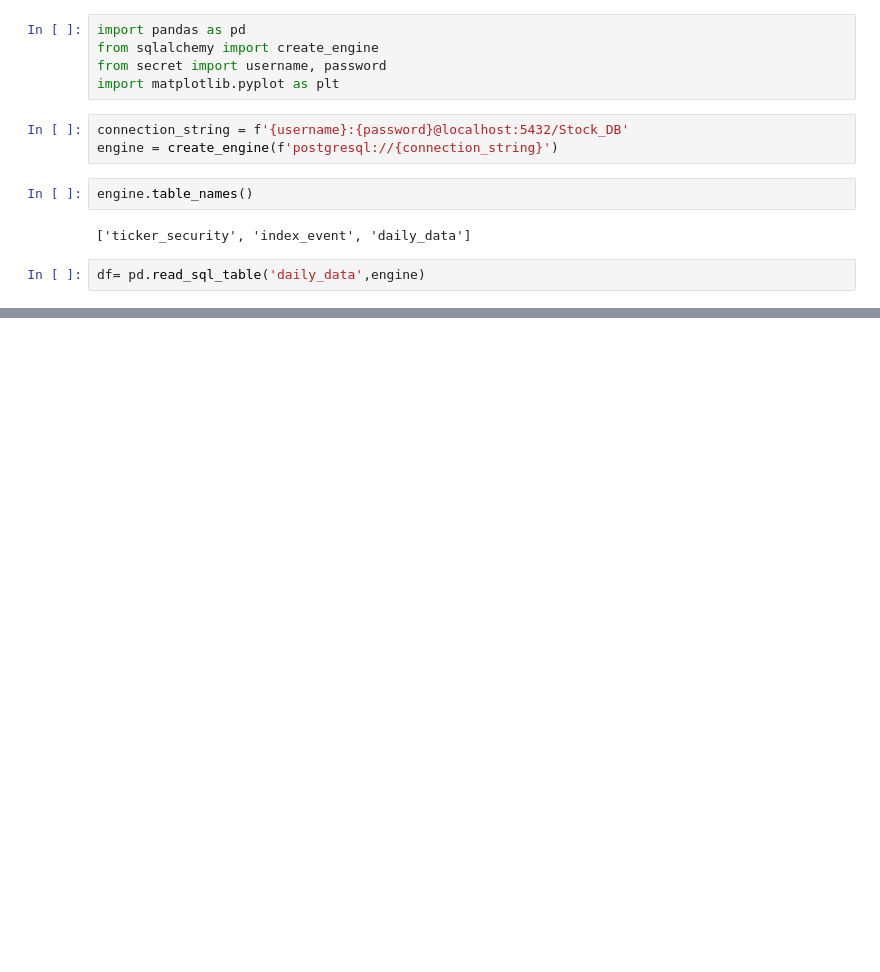
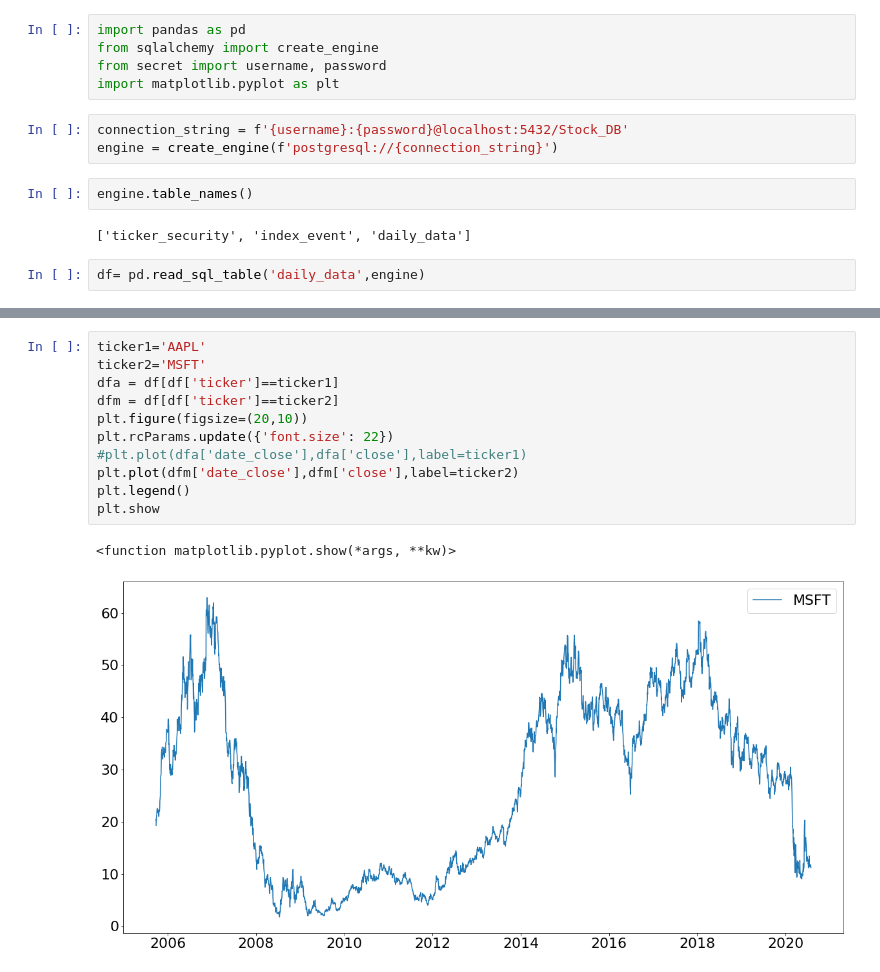
Before and after one commit to mguner-data/ETL-Project-SP500, a Jupyter notebook: Chart_Example.ipynb, the cells around one changed output, grey strips where cells are left out. Cells and saved outputs as stored; diff of their text form; blank space fills up the shorter version.

```diff
--- a/Chart_Example.ipynb
+++ b/Chart_Example.ipynb
@@ -28,0 +29,14 @@ plt.showg
+# %%
+ticker1='AAPL'
+ticker2='MSFT'
+dfa = df[df['ticker']==ticker1]
+dfm = df[df['ticker']==ticker2]
+plt.figure(figsize=(20,10))
+plt.rcParams.update({'font.size': 22})
+#plt.plot(dfa['date_close'],dfa['close'],label=ticker1)
+plt.plot(dfm['date_close'],dfm['close'],label=ticker2)
+plt.legend()
+plt.show
+# %% [output]
+<function matplotlib.pyplot.show(*args, **kw)>
+[figure, added]
```
Also changed, not shown: parts of 3 cells of this notebook, 10 other files.
